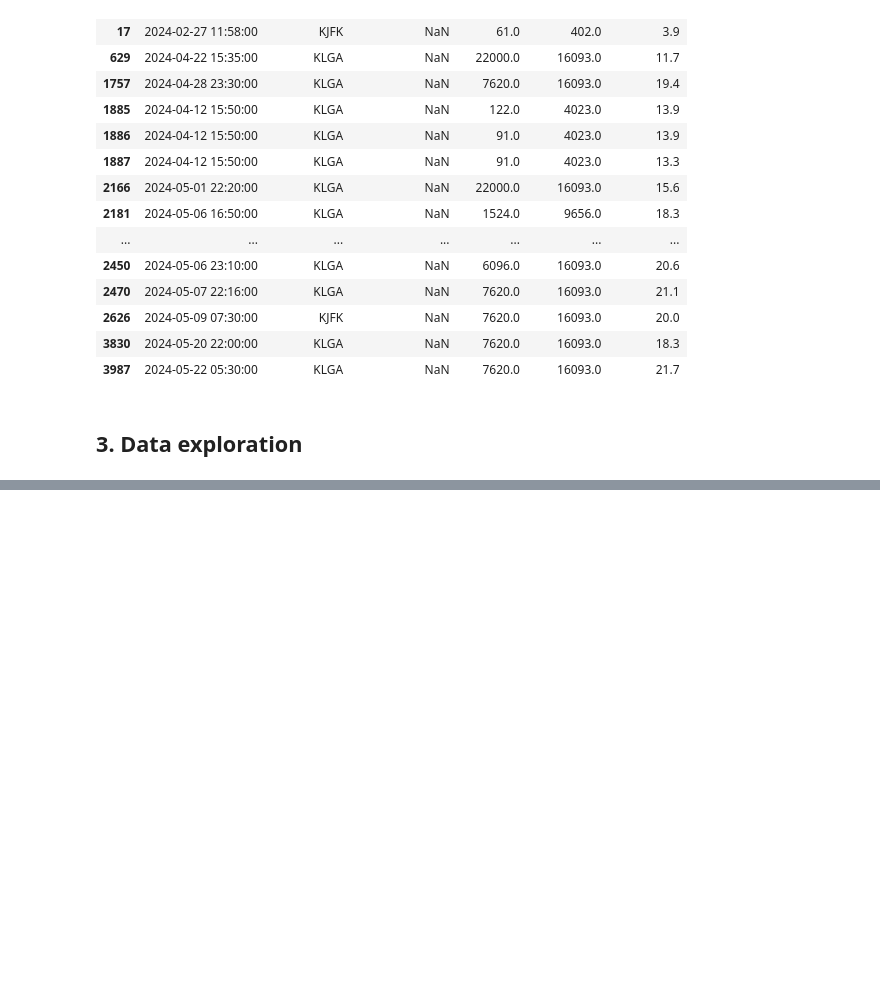
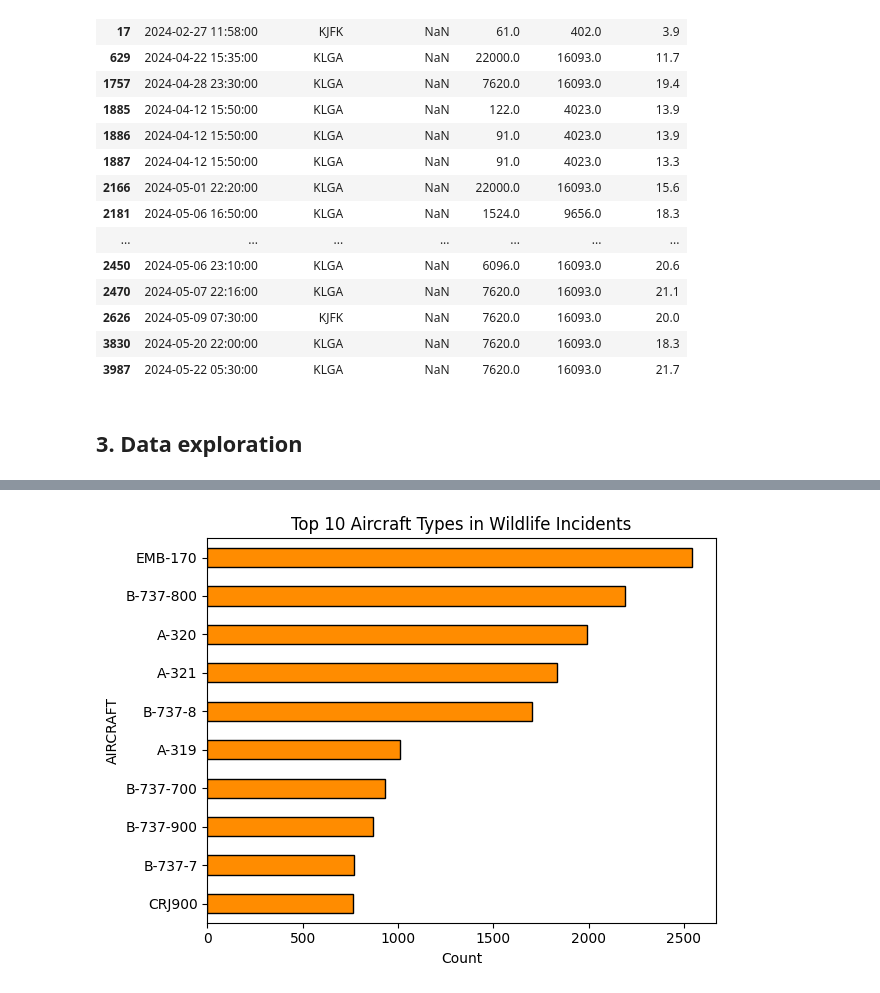
Before and after one commit to Pilvik1/lok, a Jupyter notebook: Task1_FAA_Weather_NEW_V6.ipynb, the cells around one changed output, grey strips where cells are left out. Drawn from its saved outputs; the diff is of its cells as text; code cells hidden in the pictures; blank space fills up the shorter version.

```diff
--- a/Task1_FAA_Weather_NEW_V6.ipynb
+++ b/Task1_FAA_Weather_NEW_V6.ipynb
@@ -356,0 +236,17 @@ See the caveats in the documentation: https://pandas.pydata.org/pandas-docs/stab
+# %%
+# 2. Incidents by aircraft type
+if "AIRCRAFT" in faa.columns:
+    # Filter out UNKNOWN aircraft
+    aircraft_counts = faa[faa["AIRCRAFT"] != "UNKNOWN"]["AIRCRAFT"].value_counts()
+
+    # Select top 10
+    top_aircraft = aircraft_counts.head(10)
+
+    # Plot
+    top_aircraft.sort_values().plot(kind="barh", color="darkorange", edgecolor="black")
+    plt.title("Top 10 Aircraft Types in Wildlife Incidents")
+    plt.xlabel("Count")
+    plt.tight_layout()
+    plt.show()
+# %% [output]
+[figure, added]
```
Also changed, not shown: parts of 7 cells of this notebook.
